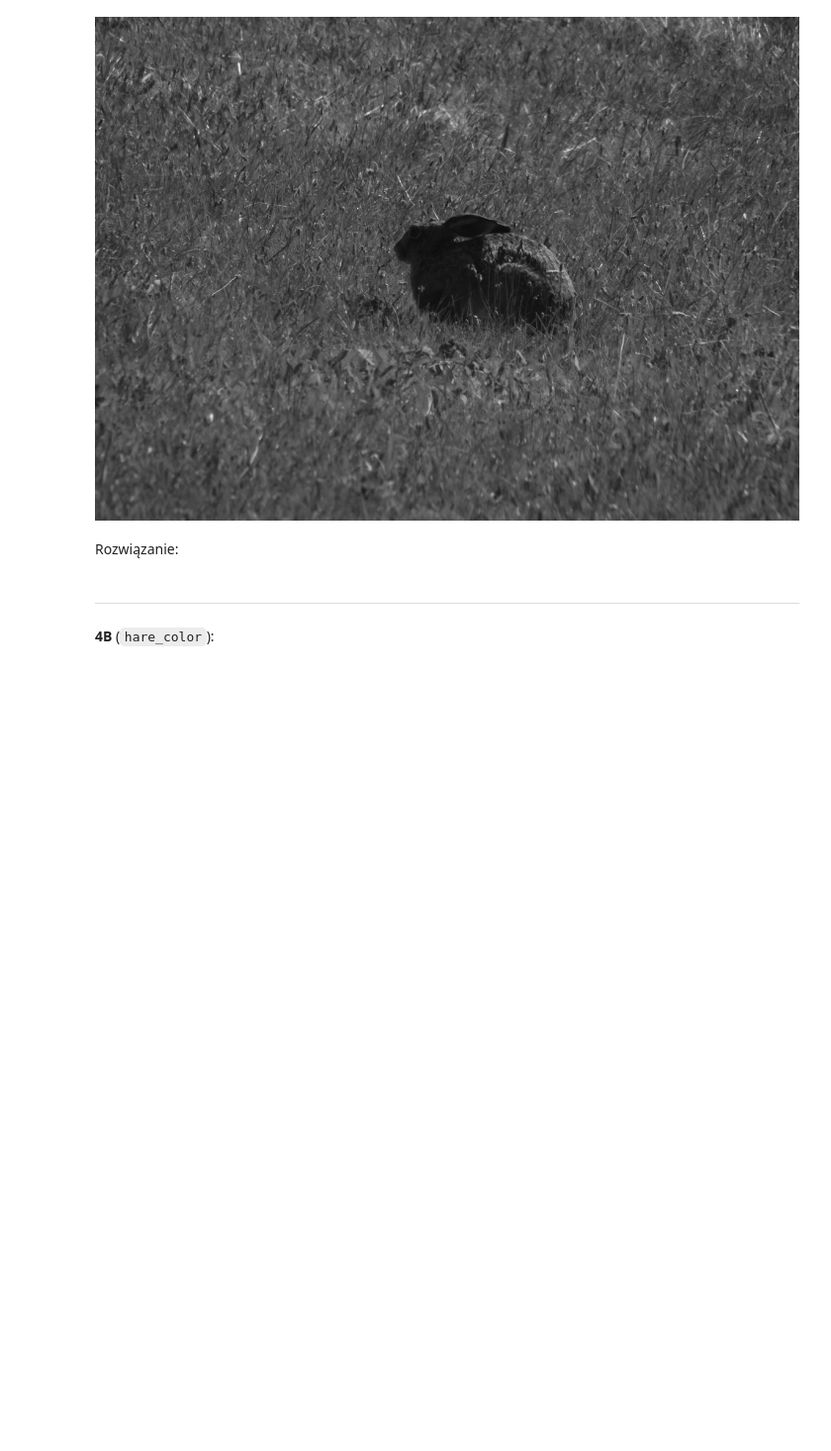
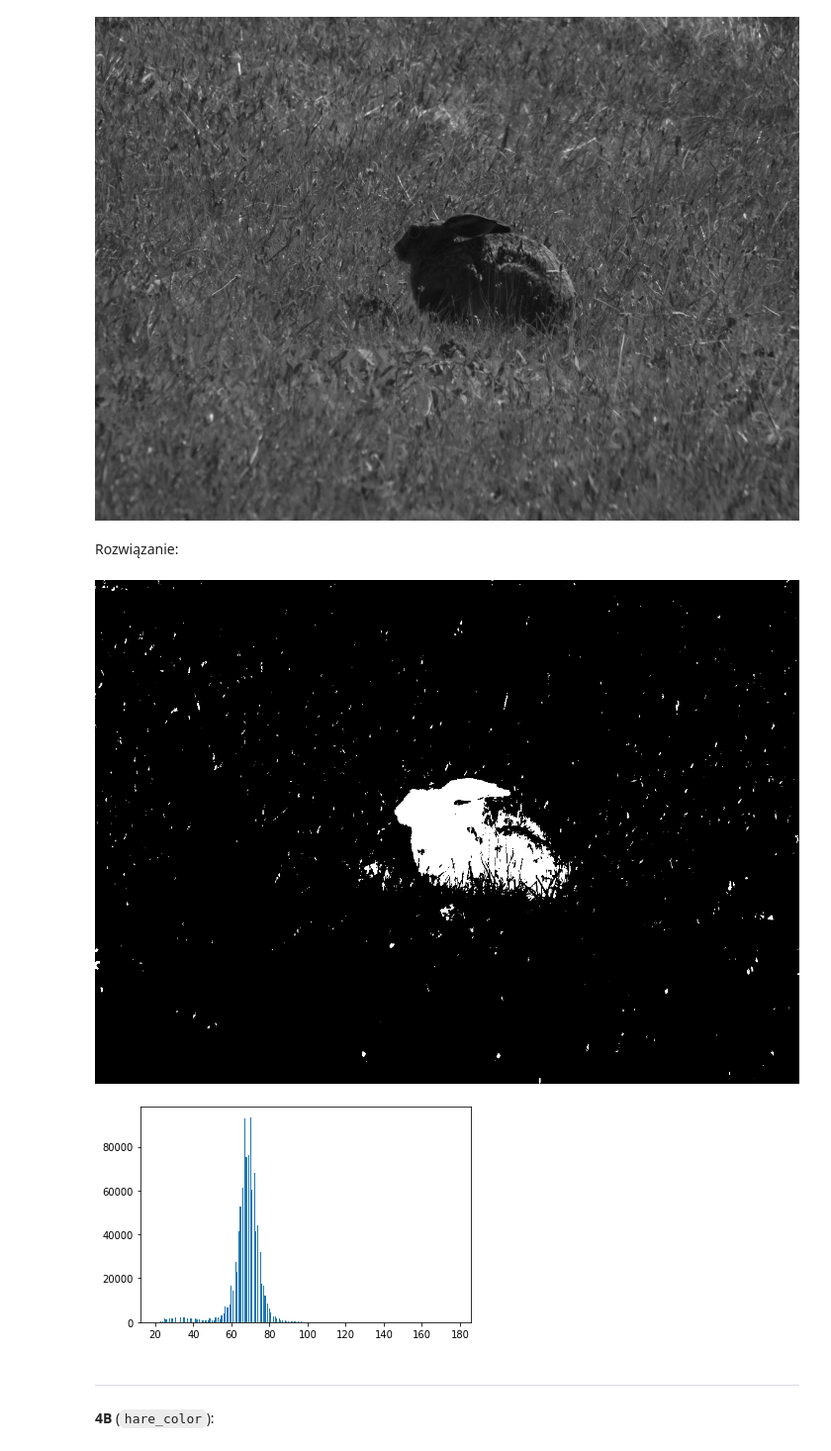
Before and after one commit to ProtossLuigi/studia-mag, a Jupyter notebook: analiza_i_przetwarzanie_obrazow/lab3/Lab3_zadanie.ipynb, the cells around one changed output. Shown at 99% size. Saved outputs shown, nothing was run; the diff lists cells and outputs as text; code cells hidden in the pictures; blank space fills up the shorter version.

```diff
--- a/analiza_i_przetwarzanie_obrazow/lab3/Lab3_zadanie.ipynb
+++ b/analiza_i_przetwarzanie_obrazow/lab3/Lab3_zadanie.ipynb
@@ -112,15 +133,55 @@ Image.fromarray(hare_gray)
 [figure]
 # %% [markdown]
 Rozwiązanie:
-# %%
-from scipy.stats import norm
-#plt.hist(hare_gray.flatten(), bins=256)
-
-x = np.arange(0, 255, 1)
-target_dist = np.array(norm.pdf(x, 63, 32)) + np.array(norm.pdf(x, 191, 32))
-#plt.plot(np.arange(0, 255), target_dist, 'bo')
-target_dist = np.histogram(target_dist, bins=np.arange(0, 256))
-src_dist=np.histogram(hare_gray.flatten(), bins=np.arange(0, 256))
+# %%
+from scipy.stats import norm, truncnorm
+from scipy.spatial import distance_matrix
+#plt.hist(hare_gray.flatten(), bins=256)
+
+LOWER, UPPER = 0, 256
+mean1, mean2 = 80, 150
+var = 40
+
+x = np.arange(0, 256, 1)
+
+dist1 = truncnorm((LOWER - mean1) / var, (UPPER - mean1) / var, mean1, var).pdf(x)
+dist2 = truncnorm((LOWER - mean2) / var, (UPPER - mean2) / var, mean2, var).pdf(x)
+target_dist = (dist1 + dist2) / 2
+
+def fix_hist(hist):
+    if hist.sum() < 1.0:
+        return hist + (1 - hist.sum()) / len(hist)
+    else:
+        return hist
+
+def get_lut(src_hist, target_hist):
+    src_dist = src_hist.cumsum()
+    target_dist = target_hist.cumsum()
+    distance = distance_matrix(src_dist.reshape(-1,1), target_dist.reshape(-1,1))
+    # lut = np.array([0] * 256, np.uint8)
+    # target_index = 0
+    # for i in range(256):
+    #     while target_index < 255 and src_dist[i] - target_dist[target_index] > target_dist[target_index + 1] - src_dist[i]:
+    #         target_index += 1
+    #     lut[i] = target_index
+    return np.argmin(distance, axis=0).astype(np.uint8)
+
+
+
+# target_dist = (np.array(norm.pdf(x, 70, 30)) + np.array(norm.pdf(x, 185, 30))) / 2
+# target_dist = fix_hist(target_dist)
+#plt.plot(np.arange(0, 256), target_dist, 'bo')
+# target_dist = np.histogram(target_dist, bins=np.arange(-0.5, 256.5, 1.0))[0]
+src_dist=np.histogram(hare_gray.flatten(), bins=np.arange(-0.5, 256.5, 1.0))[0]
+src_dist = src_dist / src_dist.sum()
+#plt.plot(np.arange(0, 256), src_dist, 'ro')
+new_img = cv2.LUT(hare_gray, get_lut(src_dist, fix_hist(target_dist)))
+plt.hist(new_img.flatten(), bins = 256)
+otsu_threshold, result_img = cv2.threshold(new_img, 0, 255, cv2.THRESH_BINARY_INV + cv2.THRESH_OTSU)
+Image.fromarray(result_img)
+# %% [output]
+[figure, added]
+[figure, added]
 # %% [markdown]
 ---
 
```
Also changed, not shown: parts of 4 cells of this notebook, 1 other file.
